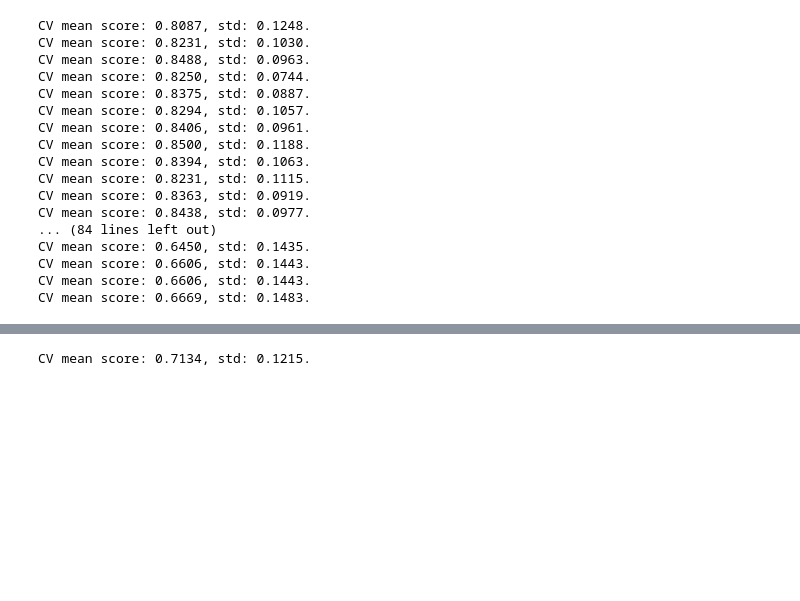
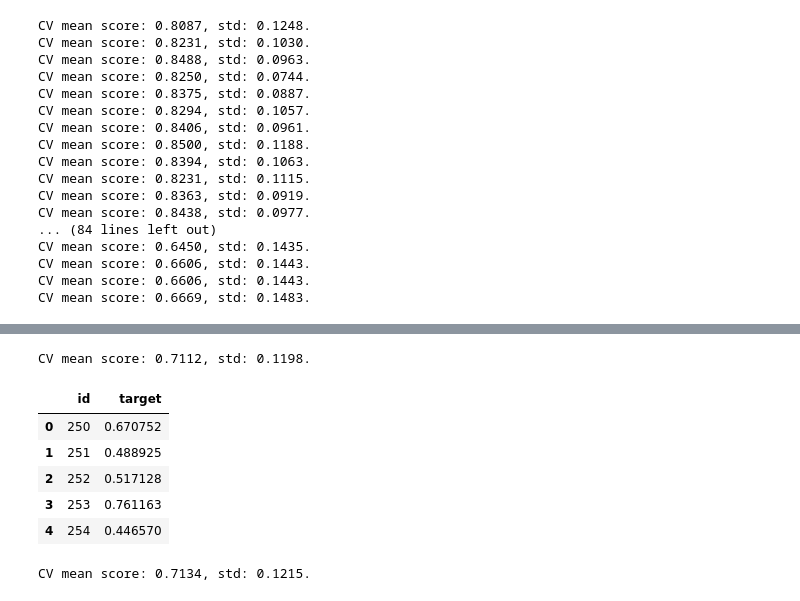
Before and after one commit to HQuality/Kagglez, a Jupyter notebook: Dont Overfit! II/Untitled.ipynb, the cells around one changed output, grey strips where cells are left out. Saved outputs shown, nothing was run; the diff lists cells and outputs as text; code cells hidden in the pictures; blank space fills up the shorter version.

Commit message:
features selections from sklearn comparsion

```diff
--- a/Dont Overfit! II/Untitled.ipynb
+++ b/Dont Overfit! II/Untitled.ipynb
@@ -608,4 +608,29 @@ py.iplot(dict(data=data, layout=layout), filename='basic-line')
 [interactive output not drawn]
 # %%
 # видно было и без графика, что мы overfit
+# %%
+X_train = train.drop(['id', 'target'], axis=1)
+X_test = test.drop(['id'], axis=1)
+X_train['300'] = X_train.std(1)
+X_test['300'] = X_test.std(1)
+scaler = StandardScaler()
+X_train[X_train.columns[:-1]] = scaler.fit_transform(X_train[X_train.columns[:-1]])
+X_test[X_train.columns[:-1]] = scaler.transform(X_test[X_train.columns[:-1]])
+model = linear_model.LogisticRegression(class_weight='balanced', penalty='l1', C=0.1, solver='liblinear')
+oof_lr_1, prediction_lr_1, scores = train_model(X_train.values, X_test.values, y_train, params=None, model_type='sklearn', model=model)
+# %% [output]
+CV mean score: 0.7112, std: 0.1198.
+# %%
+submission = pd.read_csv('sample_submission.csv')
+submission['target'] = prediction_lr_1
+submission.to_csv('fold_stats.csv', index = False)
+
+submission.head()
+# %% [output]
+|  | id | target |
+| 0 | 250 | 0.670752 |
+| 1 | 251 | 0.488925 |
+| 2 | 252 | 0.517128 |
+| 3 | 253 | 0.761163 |
+| 4 | 254 | 0.446570 |
 # %%
```
Also changed, not shown: parts of 12 cells of this notebook, 4 other files.
